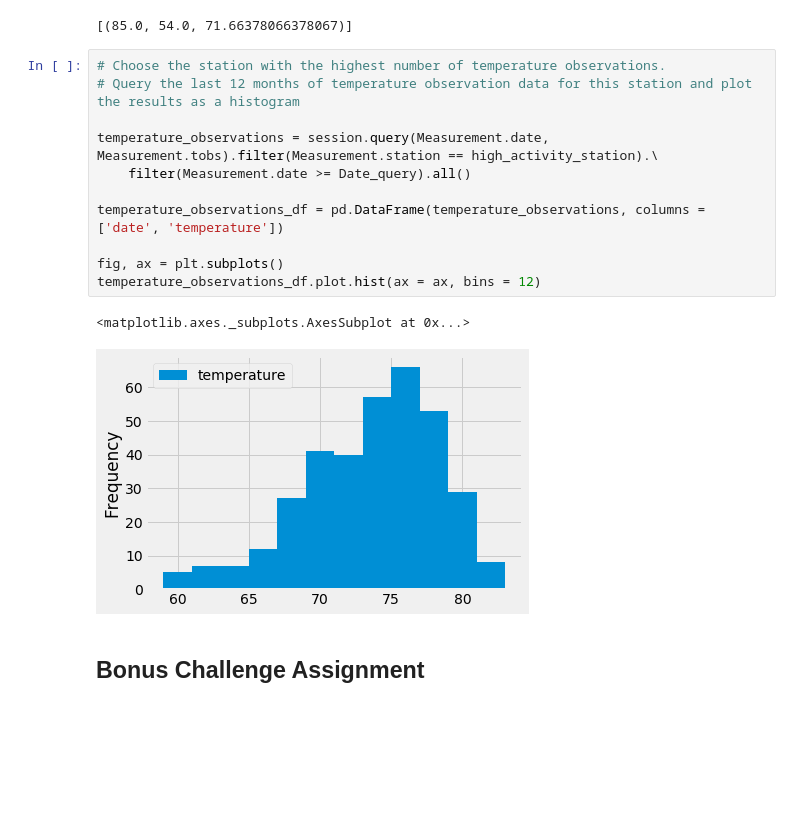
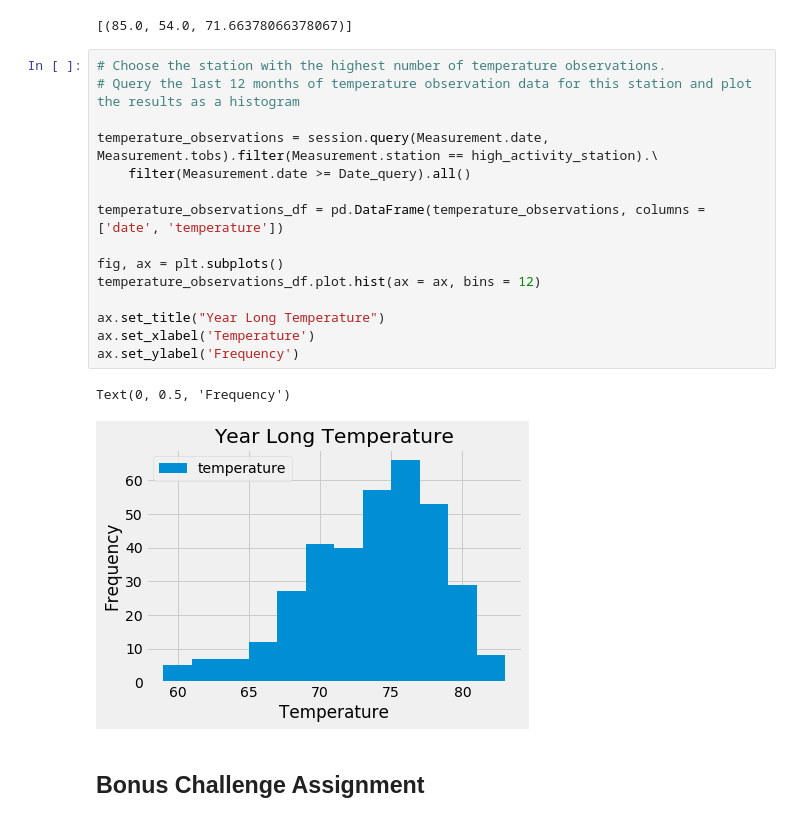
Before and after one commit to BradleyHigdon/sqlalchemy-challenge, a Jupyter notebook: climate_starter.ipynb, the cells around one changed output. Cells and saved outputs as stored; diff of their text form; blank space fills up the shorter version.

```diff
--- a/climate_starter.ipynb
+++ b/climate_starter.ipynb
@@ -114,17 +114,21 @@ temp_records
 # %%
 # Choose the station with the highest number of temperature observations.
 # Query the last 12 months of temperature observation data for this station and plot the results as a histogram
 
 temperature_observations = session.query(Measurement.date, Measurement.tobs).filter(Measurement.station == high_activity_station).\
     filter(Measurement.date >= Date_query).all()
 
 temperature_observations_df = pd.DataFrame(temperature_observations, columns = ['date', 'temperature'])
 
 fig, ax = plt.subplots()
 temperature_observations_df.plot.hist(ax = ax, bins = 12)
+
+ax.set_title("Year Long Temperature")
+ax.set_xlabel('Temperature')
+ax.set_ylabel('Frequency')
 # %% [output]
-<matplotlib.axes._subplots.AxesSubplot at 0x...>
+Text(0, 0.5, 'Frequency')
-[figure, old version]
+[figure, new version]
 # %% [markdown]
 ## Bonus Challenge Assignment
 # %%
```
